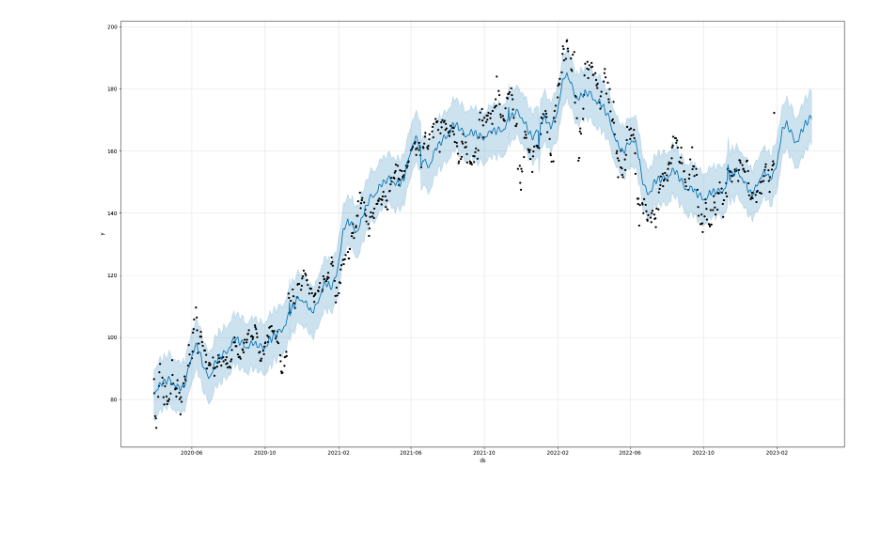
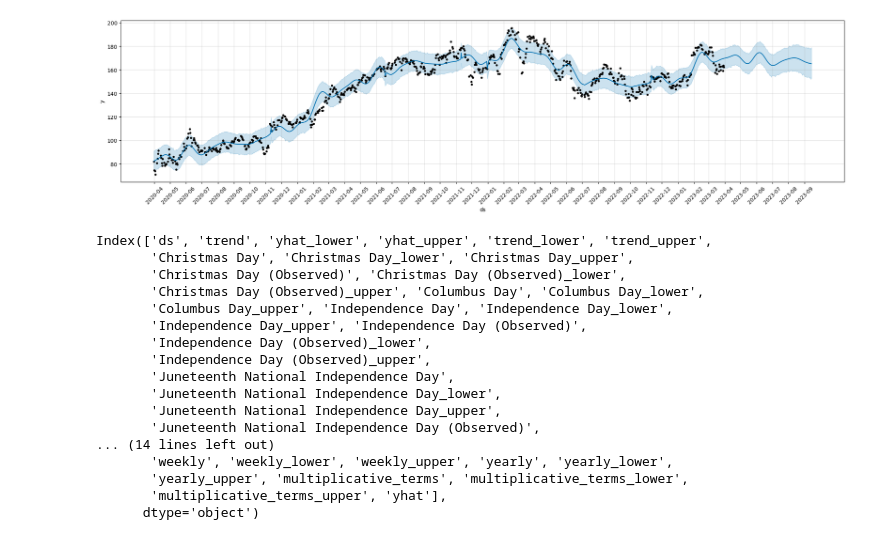
Before and after one commit to jcgr11/data_pre-processing, a Jupyter notebook: axp_time_series_forecast.ipynb, the cells around one changed output. Cells and saved outputs as stored; diff of their text form; code cells hidden in the pictures; blank space fills up the shorter version.

Commit message:
Updated and completed timeseries forecasting model

```diff
--- a/axp_time_series_forecast.ipynb
+++ b/axp_time_series_forecast.ipynb
@@ -7,9 +8,11 @@ from matplotlib import pyplot as plt
 from prophet import Prophet
 from prophet.plot import add_changepoints_to_plot
 # %%
+#Download axp daily price date
+
 df = yf.download ("AXP",
-                   start = "2020-03-30",
-                   end = "2023-04-02",
+                   start = "2020-03-31",
+                   end = "2023-03-31",
                    progress = False,
                    auto_adjust = True)["Close"]
 df
@@ -35,0 +57,17 @@ axp = ex_dt.set_index(date) # set date column
+# %%
+# split the data into training and test sets
+train_indices = axp["ds"].astype(str) < "2023-04-02"
+df_train = axp.loc[train_indices].dropna()
+df_test = (
+    axp
+    .loc[~train_indices]
+    .reset_index(drop=True)
+)
+# %%
+#set paramets for Meta Prophet algorithm
+prophet = Prophet(changepoint_range=0.9)
+prophet.add_country_holidays(country_name="US")
+prophet.add_seasonality(
+    name="weekly", period=365.25, fourier_order=5
+)
+prophet.fit(df_train)
@@ -69,8 +83,0 @@ df_test = (
-# %%
-# create the Prophet model and fit to the training data
-prophet = Prophet(changepoint_range=0.9)
-prophet.add_country_holidays(country_name="US")
-prophet.add_seasonality(
- name="monthly", period=30.5, fourier_order=5
-)
-prophet.fit(df_train)
@@ -85,10 +84,34 @@ df_future.loc[len(df_future)-1, 'ds'] = future_date
 # %%
-# use the model to make predictions for the specified future date
+# use the model to make predictions for the specified future date. seasonality is set to consider intra-week non-trading days in the date range chosen
 df_future = prophet.make_future_dataframe(
-    periods=len(df_test), freq="B"
+    periods=120, freq="B"
 )
 df_pred = prophet.predict(df_future)
-fig = prophet.plot(df_pred, figsize=(20, 12))
+fig = prophet.plot(df_pred, figsize=(20, 5))
+months = pd.date_range(axp["ds"].min(), df_future["ds"].max(), freq="MS")
+plt.xticks(months, [month.strftime('%Y-%m') for month in months], rotation=45)
+plt.show()
 # %% [output]
-[figure, old version]
+[figure, new version]
+# %%
+#show columns from prophet df
+df_pred.columns
+# %% [output]
+Index(['ds', 'trend', 'yhat_lower', 'yhat_upper', 'trend_lower', 'trend_upper',
+       'Christmas Day', 'Christmas Day_lower', 'Christmas Day_upper',
+       'Christmas Day (Observed)', 'Christmas Day (Observed)_lower',
+       'Christmas Day (Observed)_upper', 'Columbus Day', 'Columbus Day_lower',
+       'Columbus Day_upper', 'Independence Day', 'Independence Day_lower',
+       'Independence Day_upper', 'Independence Day (Observed)',
+       'Independence Day (Observed)_lower',
+       'Independence Day (Observed)_upper',
+       'Juneteenth National Independence Day',
+       'Juneteenth National Independence Day_lower',
+       'Juneteenth National Independence Day_upper',
+       'Juneteenth National Independence Day (Observed)',
+... (14 lines left out)
+       'weekly', 'weekly_lower', 'weekly_upper', 'yearly', 'yearly_lower',
+       'yearly_upper', 'multiplicative_terms', 'multiplicative_terms_lower',
+       'multiplicative_terms_upper', 'yhat'],
+      dtype='object')
 # %%
```
Also changed, not shown: parts of 21 cells of this notebook, 4 other files.
